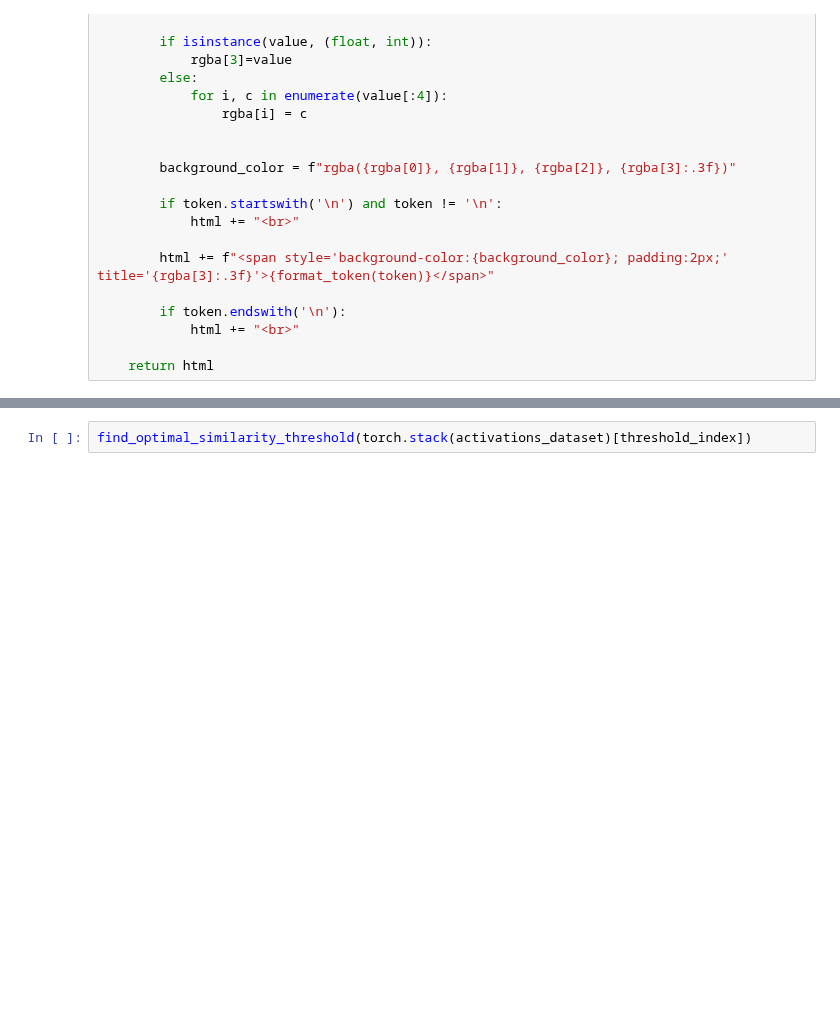
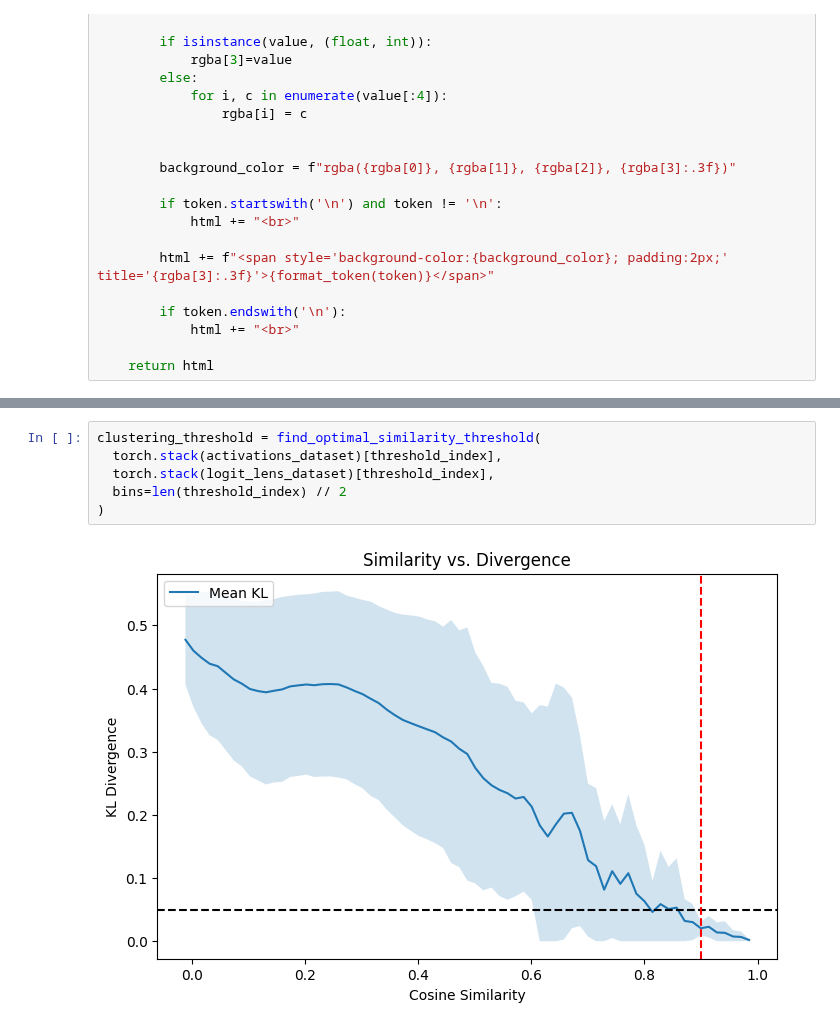
Before and after one commit to Alexiush/fleet, a Jupyter notebook: examples/hyperparameters_test.ipynb, the cells around one changed output, grey strips where cells are left out. Drawn from its saved outputs; the diff is of its cells as text; blank space fills up the shorter version.

```diff
--- a/examples/hyperparameters_test.ipynb
+++ b/examples/hyperparameters_test.ipynb
@@ -438,2 +694,8 @@ def find_optimal_similarity_threshold(activations):
 # %%
-find_optimal_similarity_threshold(torch.stack(activations_dataset)[threshold_index])
+clustering_threshold = find_optimal_similarity_threshold(
+  torch.stack(activations_dataset)[threshold_index],
+  torch.stack(logit_lens_dataset)[threshold_index],
+  bins=len(threshold_index) // 2
+)
+# %% [output]
+[figure, added]
```
Also changed, not shown: parts of 36 cells of this notebook, 8 other files.
